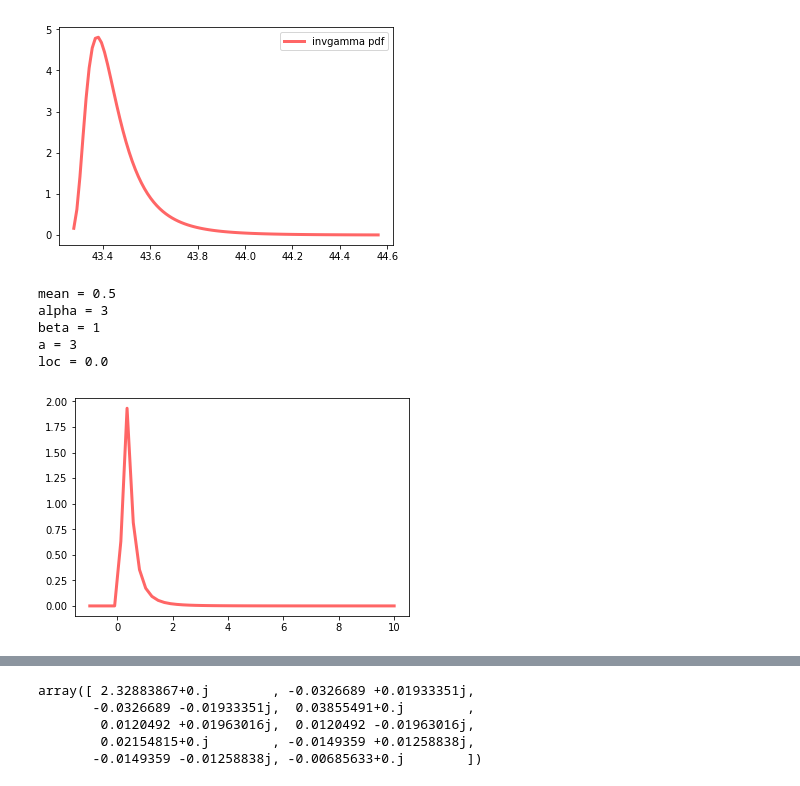
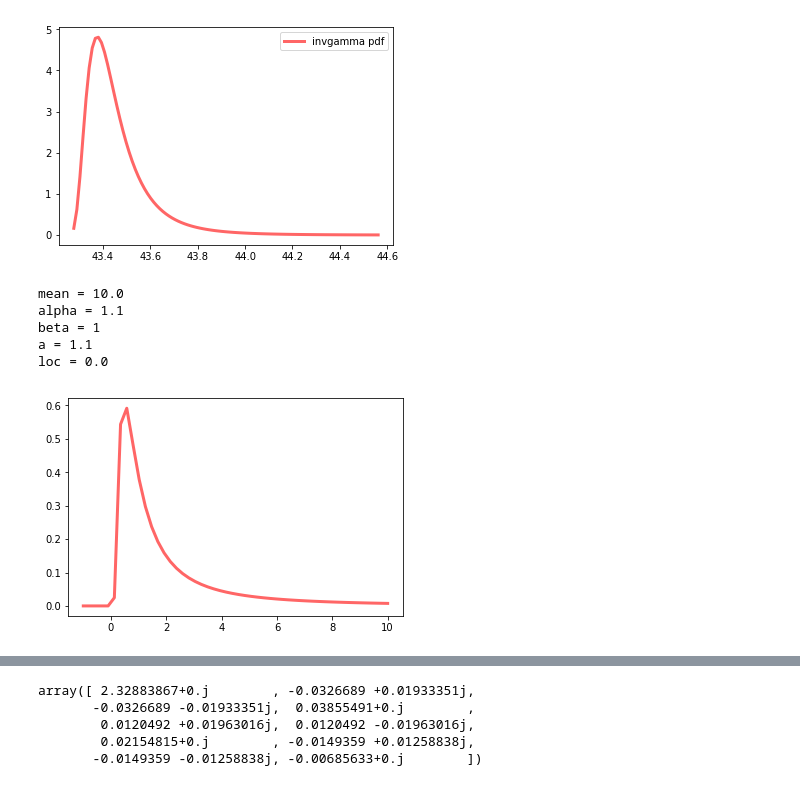
Before and after one commit to ronaldpereira/oriented-project-machine-learning, a Jupyter notebook: poc2/Distribution Density.ipynb, the cells around one changed output, grey strips where cells are left out. Cells and saved outputs as stored; diff of their text form; code cells hidden in the pictures.

```diff
--- a/poc2/Distribution Density.ipynb
+++ b/poc2/Distribution Density.ipynb
@@ -205,39 +205,42 @@ def wiki2scipy(alpha, beta):
     a = alpha
     loc = (beta - 1) / (alpha - 1)
     return a, loc
 
 
 def updateParams(alpha, beta, samples, new_samples):
     samples += new_samples
-    alpha = alpha_0 + len(samples) / 2
+    alpha = alpha + len(new_samples) / 2
     # Acredito que esse seja o erro:
     # np.mean(samples) != mu_normal (i.e. mu_normal != x^(_))
     # A definição da atualização do beta assume o conhecimento sobre o mu da distribuição normal
-    beta = beta_0 + (np.sum((samples - np.mean(samples)) ** 2) / 2)
+    print('old beta:',beta)
+    beta = beta + (np.sum((np.array(new_samples) - .5) ** 2) / 2)
+    print('old beta:',beta)
     return alpha, beta, samples
 
 
 n = 0
-alpha = alpha_0 = 3
+alpha = alpha_0 = 1.1
 beta = beta_0 = 1
 samples = []
 
+np.random.seed(2)
 a, loc = wiki2scipy(alpha, beta)
 inv_gamma_dist = invgamma(a, loc=loc)
 print("mean =", inv_gamma_dist.mean())
 print("alpha =", alpha)
 print("beta =", beta)
 print("a =", a)
 print("loc =", loc)
 x = np.linspace(-1, 10)
 plt.plot(x, inv_gamma_dist.pdf(x), "r-", lw=3, alpha=0.6, label="invgamma pdf")
 plt.show()
 # %% [output]
-mean = 0.5
-alpha = 3
+mean = 10.0
+alpha = 1.1
 beta = 1
-a = 3
+a = 1.1
 loc = 0.0
-[figure, old version]
+[figure, new version]
 # %%
 for i in range(3):
```
Also changed, not shown: parts of 6 cells of this notebook.
